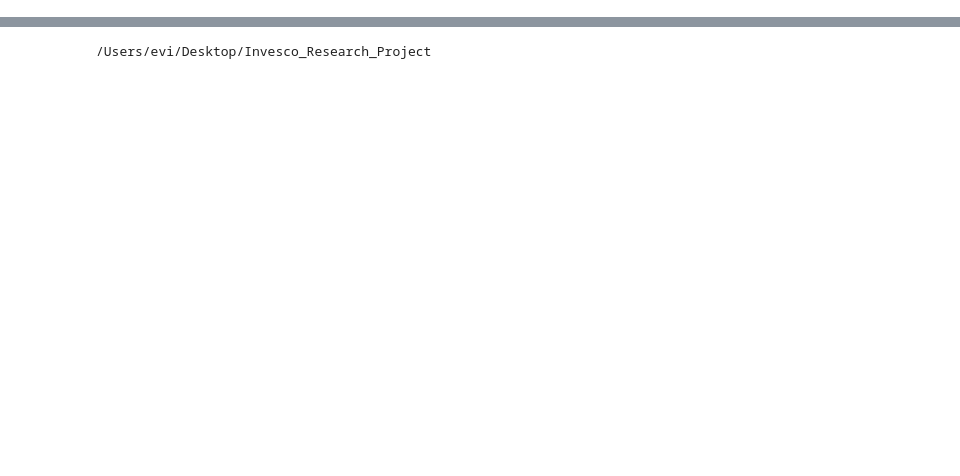
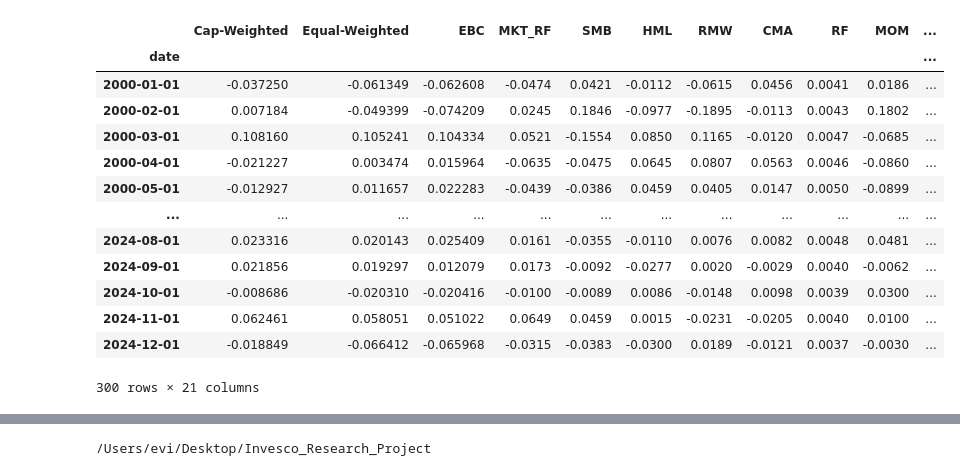
Before and after one commit to eviprous/Invesco_Research_Project, a Jupyter notebook: notebooks/Factors_Regressions_App.ipynb, the cells around one changed output, grey strips where cells are left out. Saved outputs shown, nothing was run; the diff lists cells and outputs as text; code cells hidden in the pictures; blank space fills up the shorter version.

```diff
--- a/notebooks/Factors_Regressions_App.ipynb
+++ b/notebooks/Factors_Regressions_App.ipynb
@@ -35,12 +41,13 @@ DATA_PROCESSED_DIR = project_root / "data" / "processed"
 # %%
+monthly_dir = DATA_PROCESSED_DIR / 'monthly'
 df_monthly = pd.read_csv(
-    DATA_PROCESSED_DIR / "monthly_preference_returns_and_factors.csv", #"monthly_preferences_factors_quantiles.csv",
+    monthly_dir / "monthly_preference_excess_returns_and_factors.csv", #"monthly_preferences_factors_quantiles.csv",
     index_col=0,
     parse_dates=True
 )
 # %%
 quantile_monthly = pd.read_csv(
-    DATA_PROCESSED_DIR / "monthly_quantile_returns_3x3.csv",
+    monthly_dir / f"monthly_{period}_quantile_returns_3x3.csv",
     index_col = 0,
     parse_dates=True
 )
@@ -49,11 +56,9 @@ df_monthly = df_monthly.join(
     quantile_monthly,
     how="inner"
 )
-# %%
-df_monthly['CW-RF'] = df_monthly['CW'] - df_monthly['RF']
 # %%
 df_monthly = df_monthly.rename(columns={
-    "CW-RF": "Cap-Weighted",
+    "CW": "Cap-Weighted",
     "EW": "Equal-Weighted",
     "CW-EW": "Preference Portfolio: CW–EW",
     "EBC": "EBC",
@@ -72,3 +77,20 @@ df_monthly = df_monthly.rename(columns={
     "EBC_High_Pref_Mid":  "High EBC & Mid Preference",
     "EBC_High_Pref_High": "High EBC & High Preference"
 })
+# %%
+df_monthly
+# %% [output]
+|  | Cap-Weighted | Equal-Weighted | EBC | MKT_RF | SMB | HML | RMW | CMA | RF | MOM | ... |
+| date |  |  |  |  |  |  |  |  |  |  | ... |
+| 2000-01-01 | -0.037250 | -0.061349 | -0.062608 | -0.0474 | 0.0421 | -0.0112 | -0.0615 | 0.0456 | 0.0041 | 0.0186 | ... |
+| 2000-02-01 | 0.007184 | -0.049399 | -0.074209 | 0.0245 | 0.1846 | -0.0977 | -0.1895 | -0.0113 | 0.0043 | 0.1802 | ... |
+| 2000-03-01 | 0.108160 | 0.105241 | 0.104334 | 0.0521 | -0.1554 | 0.0850 | 0.1165 | -0.0120 | 0.0047 | -0.0685 | ... |
+| 2000-04-01 | -0.021227 | 0.003474 | 0.015964 | -0.0635 | -0.0475 | 0.0645 | 0.0807 | 0.0563 | 0.0046 | -0.0860 | ... |
+| 2000-05-01 | -0.012927 | 0.011657 | 0.022283 | -0.0439 | -0.0386 | 0.0459 | 0.0405 | 0.0147 | 0.0050 | -0.0899 | ... |
+| ... | ... | ... | ... | ... | ... | ... | ... | ... | ... | ... | ... |
+| 2024-08-01 | 0.023316 | 0.020143 | 0.025409 | 0.0161 | -0.0355 | -0.0110 | 0.0076 | 0.0082 | 0.0048 | 0.0481 | ... |
+| 2024-09-01 | 0.021856 | 0.019297 | 0.012079 | 0.0173 | -0.0092 | -0.0277 | 0.0020 | -0.0029 | 0.0040 | -0.0062 | ... |
+| 2024-10-01 | -0.008686 | -0.020310 | -0.020416 | -0.0100 | -0.0089 | 0.0086 | -0.0148 | 0.0098 | 0.0039 | 0.0300 | ... |
+| 2024-11-01 | 0.062461 | 0.058051 | 0.051022 | 0.0649 | 0.0459 | 0.0015 | -0.0231 | -0.0205 | 0.0040 | 0.0100 | ... |
+| 2024-12-01 | -0.018849 | -0.066412 | -0.065968 | -0.0315 | -0.0383 | -0.0300 | 0.0189 | -0.0121 | 0.0037 | -0.0030 | ... |
+300 rows × 21 columns
```
Also changed, not shown: parts of 23 cells of this notebook, 14 other files.
